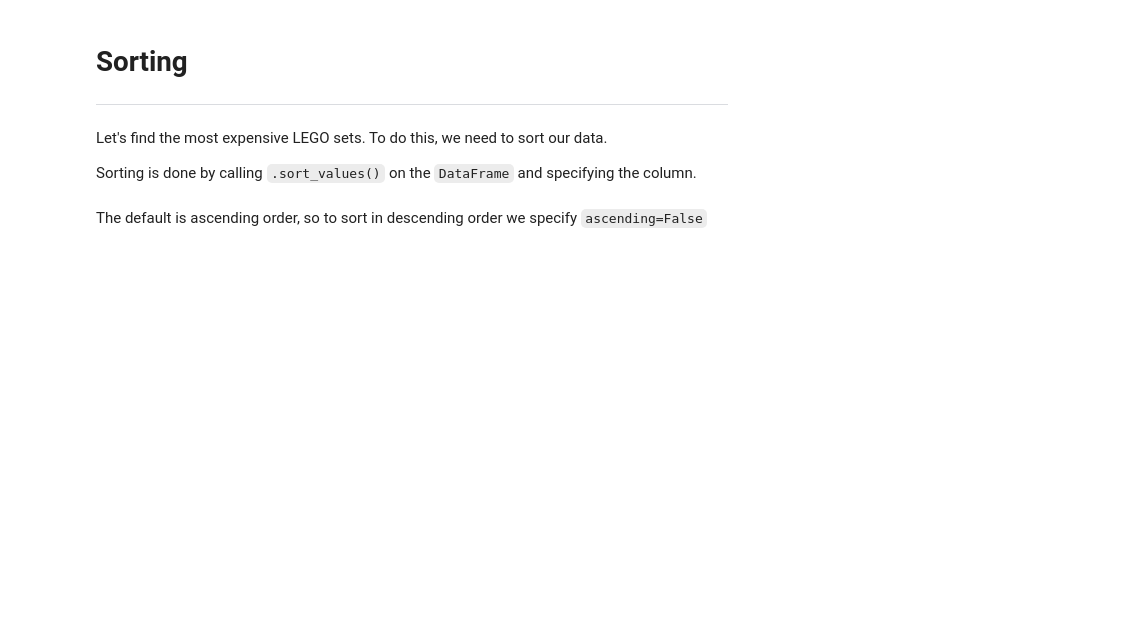
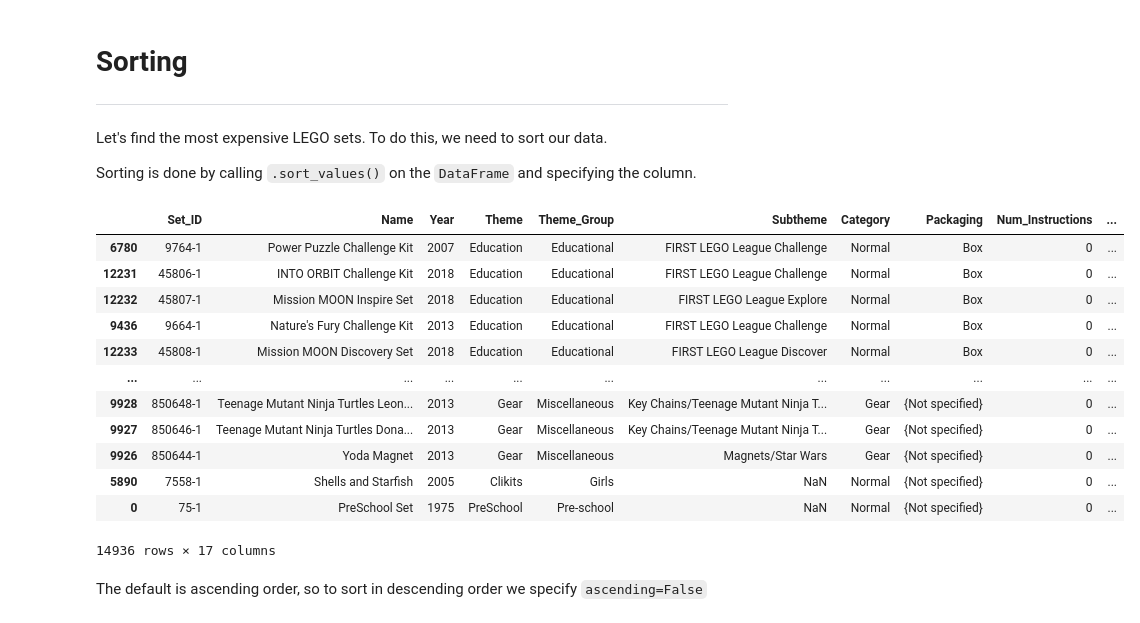
Before and after one commit to Ch3ddarr/intro-to-eda-and-pandas, a Jupyter notebook: 03-eda-with-pandas/03-eda-with-pandas.ipynb, the cells around one changed output. Cells and saved outputs as stored; diff of their text form; code cells hidden in the pictures; blank space fills up the shorter version.

```diff
--- a/03-eda-with-pandas/03-eda-with-pandas.ipynb
+++ b/03-eda-with-pandas/03-eda-with-pandas.ipynb
@@ -273,5 +268,22 @@ lego[(lego["Age"] < 10) | (lego["Theme"] == "Star Wars")]
 Let's find the most expensive LEGO sets. To do this, we need to sort our data.
 
 Sorting is done by calling `.sort_values()` on the `DataFrame` and specifying the column.
+# %%
+clean_data = df.sort_values('Availability')
+clean_data
+# %% [output]
+|  | Set_ID | Name | Year | Theme | Theme_Group | Subtheme | Category | Packaging | Num_Instructions | ... |
+| 6780 | 9764-1 | Power Puzzle Challenge Kit | 2007 | Education | Educational | FIRST LEGO League Challenge | Normal | Box | 0 | ... |
+| 12231 | 45806-1 | INTO ORBIT Challenge Kit | 2018 | Education | Educational | FIRST LEGO League Challenge | Normal | Box | 0 | ... |
+| 12232 | 45807-1 | Mission MOON Inspire Set | 2018 | Education | Educational | FIRST LEGO League Explore | Normal | Box | 0 | ... |
+| 9436 | 9664-1 | Nature's Fury Challenge Kit | 2013 | Education | Educational | FIRST LEGO League Challenge | Normal | Box | 0 | ... |
+| 12233 | 45808-1 | Mission MOON Discovery Set | 2018 | Education | Educational | FIRST LEGO League Discover | Normal | Box | 0 | ... |
+| ... | ... | ... | ... | ... | ... | ... | ... | ... | ... | ... |
+| 9928 | 850648-1 | Teenage Mutant Ninja Turtles Leon... | 2013 | Gear | Miscellaneous | Key Chains/Teenage Mutant Ninja T... | Gear | {Not specified} | 0 | ... |
+| 9927 | 850646-1 | Teenage Mutant Ninja Turtles Dona... | 2013 | Gear | Miscellaneous | Key Chains/Teenage Mutant Ninja T... | Gear | {Not specified} | 0 | ... |
+| 9926 | 850644-1 | Yoda Magnet | 2013 | Gear | Miscellaneous | Magnets/Star Wars | Gear | {Not specified} | 0 | ... |
+| 5890 | 7558-1 | Shells and Starfish | 2005 | Clikits | Girls | NaN | Normal | {Not specified} | 0 | ... |
+| 0 | 75-1 | PreSchool Set | 1975 | PreSchool | Pre-school | NaN | Normal | {Not specified} | 0 | ... |
+14936 rows × 17 columns
 # %% [markdown]
 The default is ascending order, so to sort in descending order we specify `ascending=False`
```
Also changed, not shown: parts of 5 cells of this notebook.
